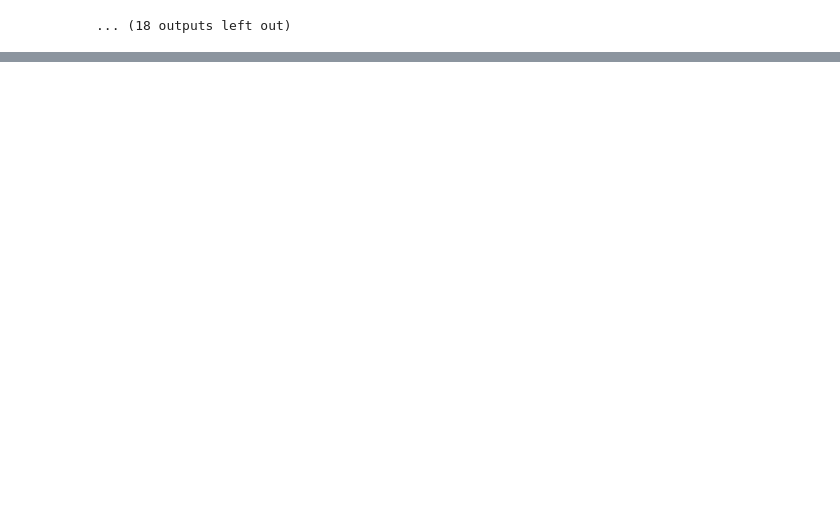
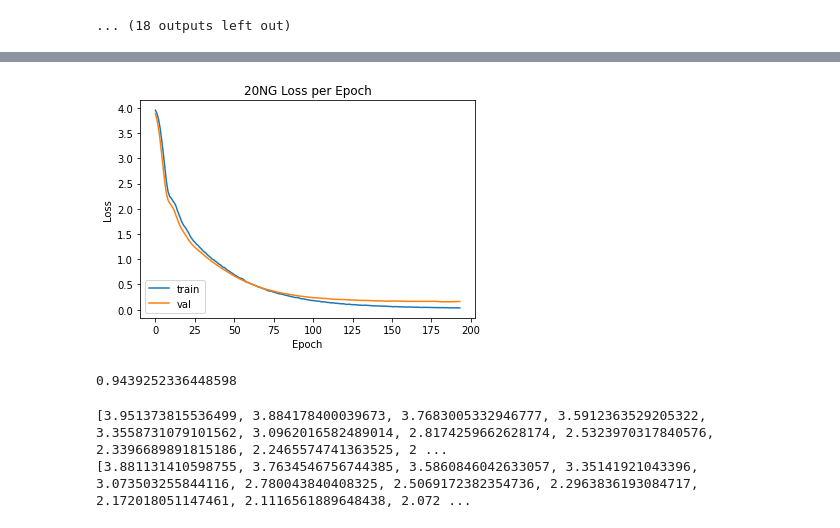
Before and after one commit to albert-yue/gcn-explainability, a Jupyter notebook: notebooks/experiment_r52.ipynb, the cells around one changed output, grey strips where cells are left out. Saved outputs shown, nothing was run; the diff lists cells and outputs as text; code cells hidden in the pictures; blank space fills up the shorter version.

Commit message:
Added code for averaging score over multiple trains

```diff
--- a/notebooks/experiment_r52.ipynb
+++ b/notebooks/experiment_r52.ipynb
@@ -182,0 +241,16 @@ print(test_loss)
+# %%
+plot_loss(train_losses, val_losses)
+# %% [output]
+[figure, added]
+# %%
+test_start_idx = len(vocab) + len(train_corpus) + len(val_corpus)
+test_acc = evaluate(model, adj_matrix, test_corpus.labels(), accuracy, start_idx=test_start_idx)
+print(test_acc)
+# %% [output]
+0.9439252336448598
+# %%
+print(train_losses)
+print(val_losses)
+# %% [output]
+[3.951373815536499, 3.884178400039673, 3.7683005332946777, 3.5912363529205322, 3.3558731079101562, 3.0962016582489014, 2.8174259662628174, 2.5323970317840576, 2.3396689891815186, 2.2465574741363525, 2 ...
+[3.881131410598755, 3.7634546756744385, 3.5860846042633057, 3.35141921043396, 3.073503255844116, 2.780043840408325, 2.5069172382354736, 2.2963836193084717, 2.172018051147461, 2.1116561889648438, 2.072 ...
```
Also changed, not shown: parts of 18 cells of this notebook.
